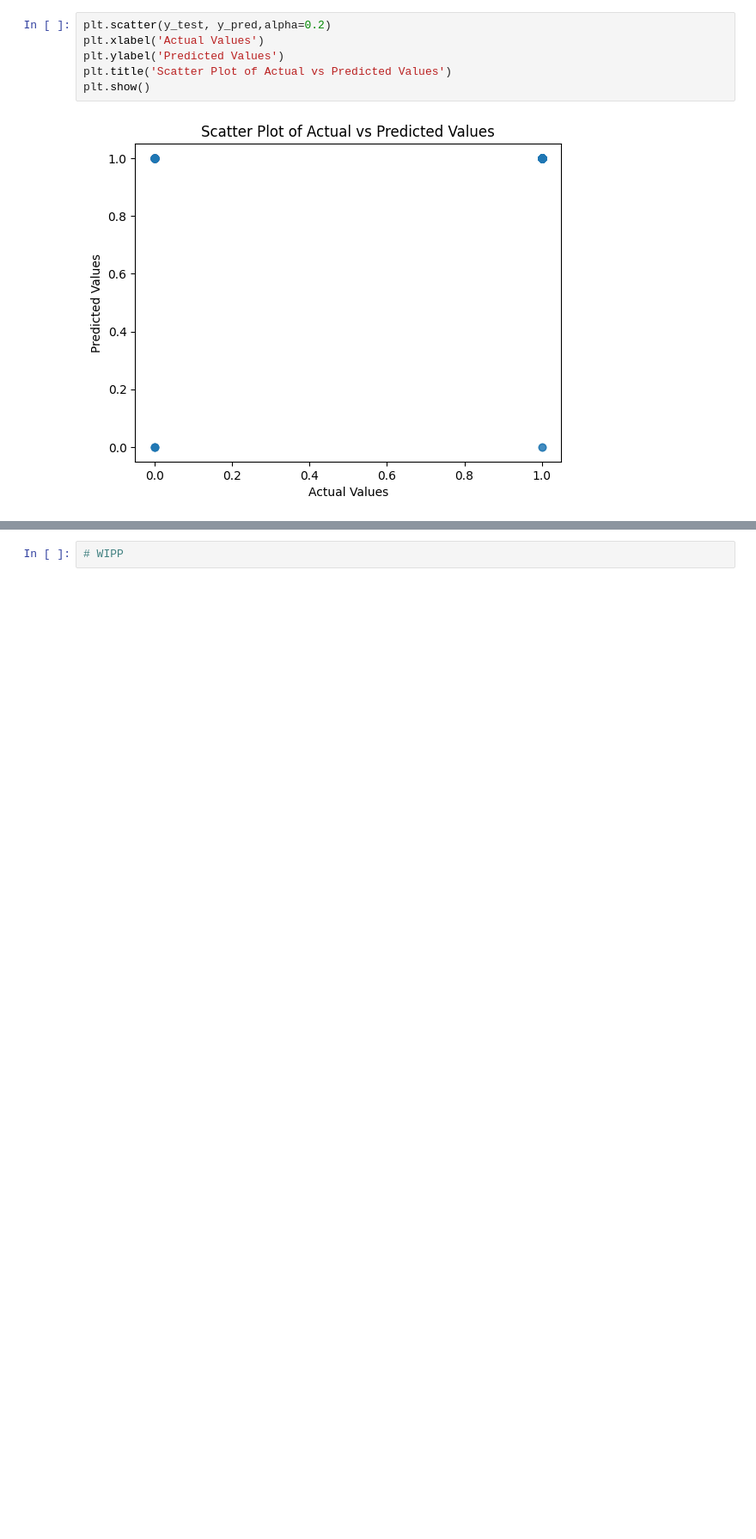
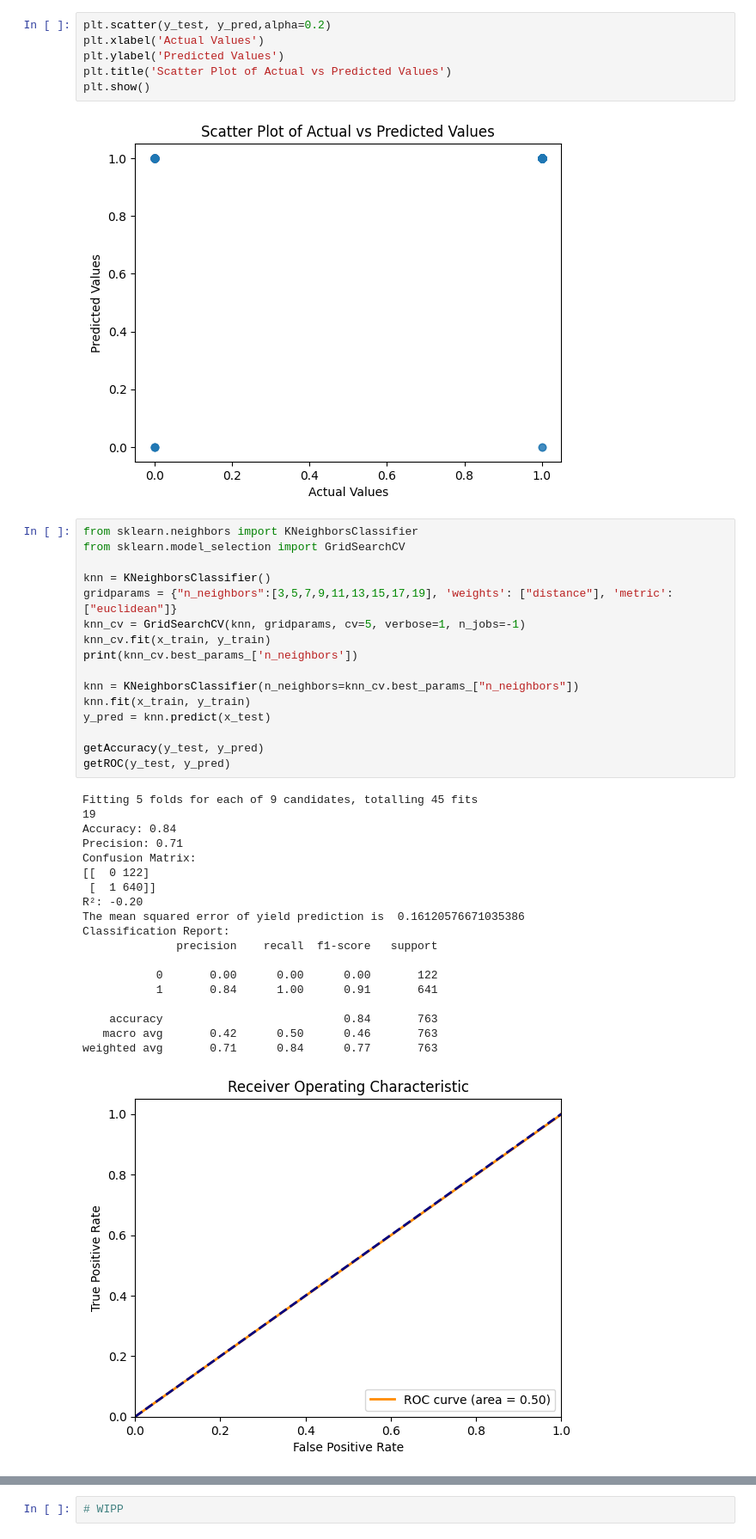
Before and after one commit to Williamarvin/Ceng3300_project, a Jupyter notebook: project.ipynb, the cells around one changed output, grey strips where cells are left out. Shown at 86% size. Cells and saved outputs as stored; diff of their text form; blank space fills up the shorter version.

```diff
--- a/project.ipynb
+++ b/project.ipynb
@@ -534,3 +558,39 @@ plt.title('Scatter Plot of Actual vs Predicted Values')
 plt.show()
 # %% [output]
 [figure]
+# %%
+from sklearn.neighbors import KNeighborsClassifier
+from sklearn.model_selection import GridSearchCV
+
+knn = KNeighborsClassifier()
+gridparams = {"n_neighbors":[3,5,7,9,11,13,15,17,19], 'weights': ["distance"], 'metric': ["euclidean"]}
+knn_cv = GridSearchCV(knn, gridparams, cv=5, verbose=1, n_jobs=-1)
+knn_cv.fit(x_train, y_train)
+print(knn_cv.best_params_['n_neighbors'])
+
+knn = KNeighborsClassifier(n_neighbors=knn_cv.best_params_["n_neighbors"])
+knn.fit(x_train, y_train)
+y_pred = knn.predict(x_test)
+
+getAccuracy(y_test, y_pred)
+getROC(y_test, y_pred)
+# %% [output]
+Fitting 5 folds for each of 9 candidates, totalling 45 fits
+19
+Accuracy: 0.84
+Precision: 0.71
+Confusion Matrix:
+[[  0 122]
+ [  1 640]]
+R²: -0.20
+The mean squared error of yield prediction is  0.16120576671035386
+Classification Report:
+              precision    recall  f1-score   support
+
+           0       0.00      0.00      0.00       122
+           1       0.84      1.00      0.91       641
+
+    accuracy                           0.84       763
+   macro avg       0.42      0.50      0.46       763
+weighted avg       0.71      0.84      0.77       763
+[figure, added]
```
Also changed, not shown: parts of 15 cells of this notebook.
